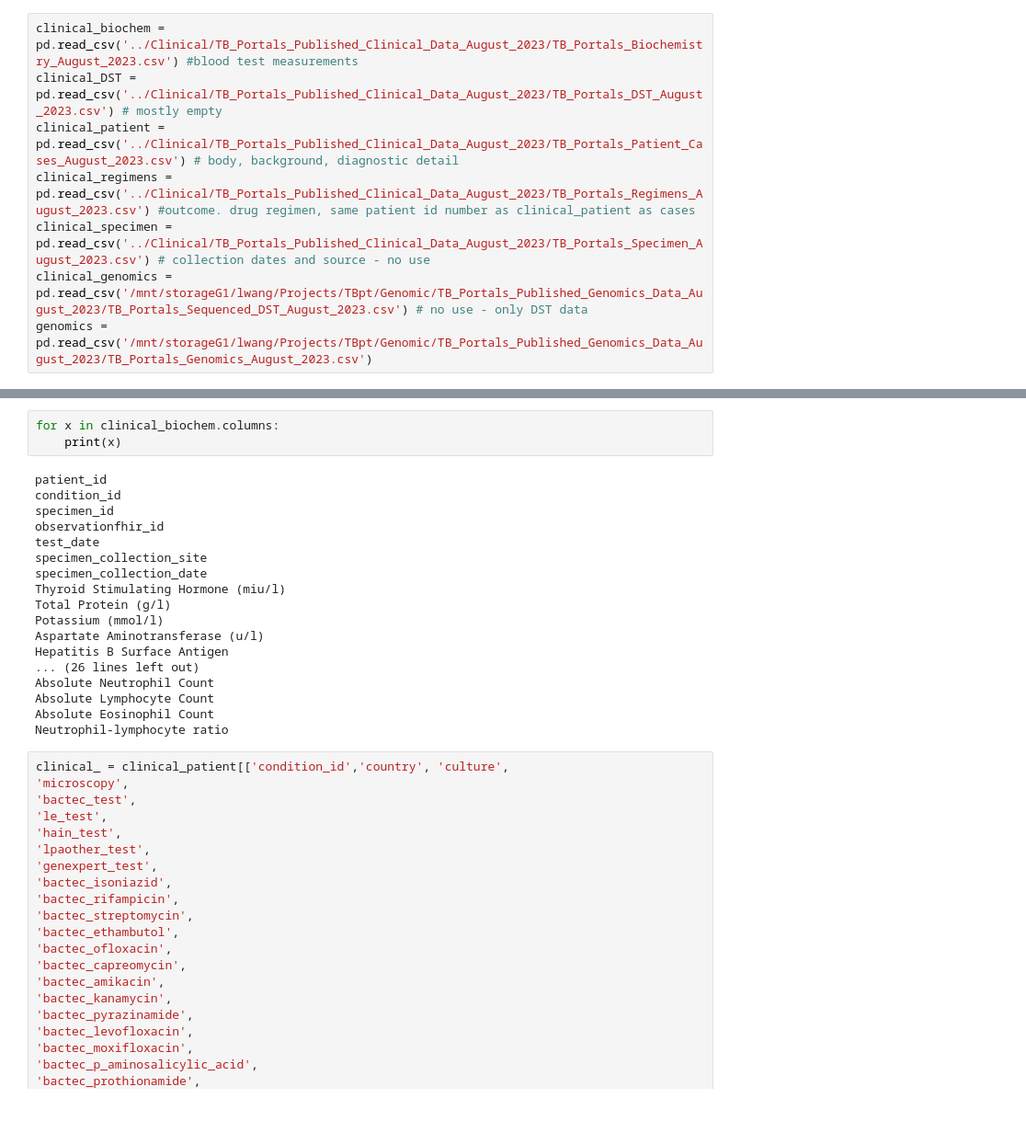
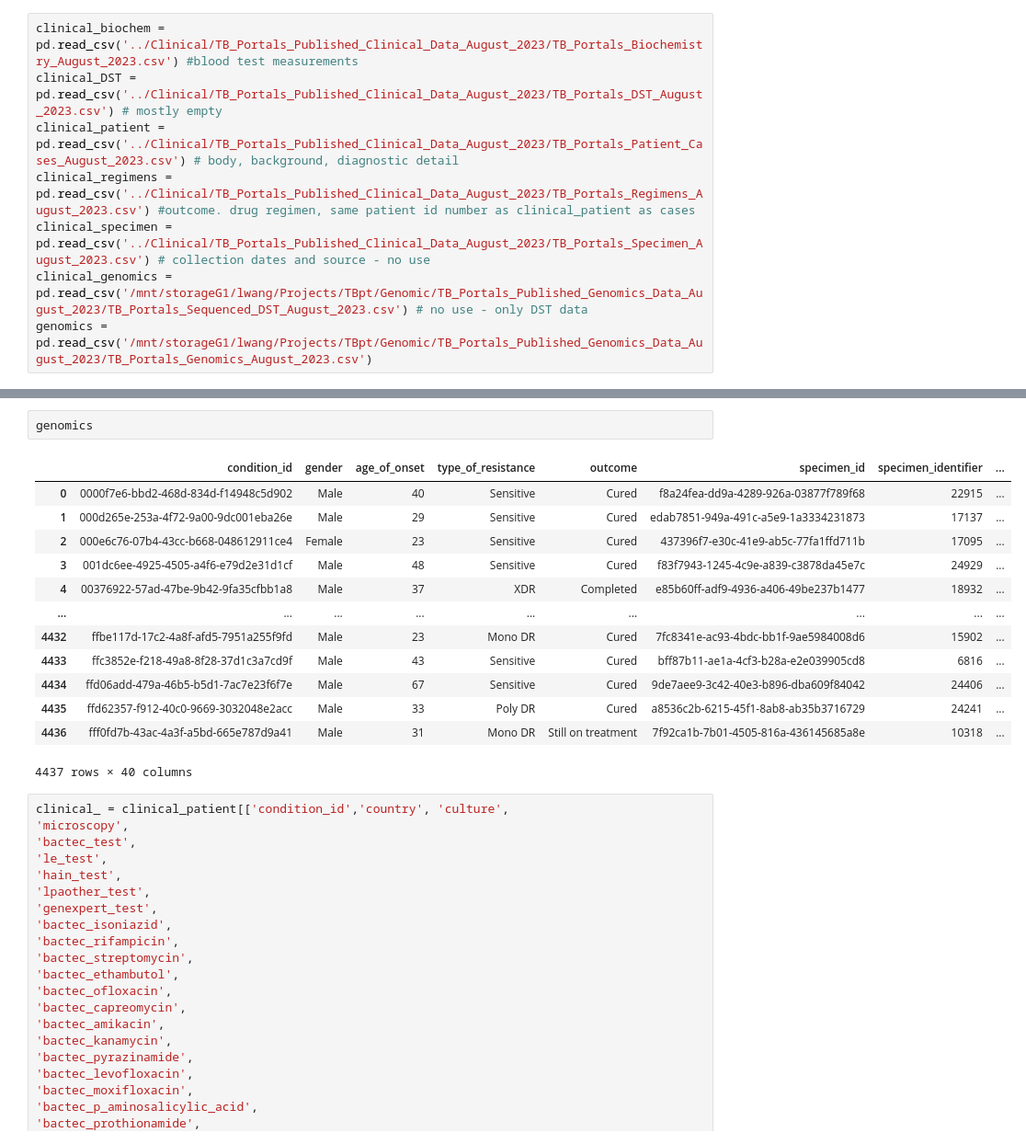
Before and after one commit to linfeng-wang/TBpt, a Jupyter notebook: Analysis/data_explore1.ipynb, the cells around one changed output, grey strips where cells are left out. Shown at 92% size. Saved outputs shown, nothing was run; the diff lists cells and outputs as text; blank space fills up the shorter version.

```diff
--- a/Analysis/data_explore1.ipynb
+++ b/Analysis/data_explore1.ipynb
@@ -84,24 +54,19 @@ Name: hugenodules, Length: 11282, dtype: object
-# %%
-for x in clinical_biochem.columns:
-    print(x)
-# %% [output]
-patient_id
-condition_id
-specimen_id
-observationfhir_id
-test_date
-specimen_collection_site
-specimen_collection_date
-Thyroid Stimulating Hormone (miu/l)
-Total Protein (g/l)
-Potassium (mmol/l)
-Aspartate Aminotransferase (u/l)
-Hepatitis B Surface Antigen
-... (26 lines left out)
-Absolute Neutrophil Count
-Absolute Lymphocyte Count
-Absolute Eosinophil Count
-Neutrophil-lymphocyte ratio
+# %%
+genomics
+# %% [output]
+|  | condition_id | gender | age_of_onset | type_of_resistance | outcome | specimen_id | specimen_identifier | ... |
+| 0 | 0000f7e6-bbd2-468d-834d-f14948c5d902 | Male | 40 | Sensitive | Cured | f8a24fea-dd9a-4289-926a-03877f789f68 | 22915 | ... |
+| 1 | 000d265e-253a-4f72-9a00-9dc001eba26e | Male | 29 | Sensitive | Cured | edab7851-949a-491c-a5e9-1a3334231873 | 17137 | ... |
+| 2 | 000e6c76-07b4-43cc-b668-048612911ce4 | Female | 23 | Sensitive | Cured | 437396f7-e30c-41e9-ab5c-77fa1ffd711b | 17095 | ... |
+| 3 | 001dc6ee-4925-4505-a4f6-e79d2e31d1cf | Male | 48 | Sensitive | Cured | f83f7943-1245-4c9e-a839-c3878da45e7c | 24929 | ... |
+| 4 | 00376922-57ad-47be-9b42-9fa35cfbb1a8 | Male | 37 | XDR | Completed | e85b60ff-adf9-4936-a406-49be237b1477 | 18932 | ... |
+| ... | ... | ... | ... | ... | ... | ... | ... | ... |
+| 4432 | ffbe117d-17c2-4a8f-afd5-7951a255f9fd | Male | 23 | Mono DR | Cured | 7fc8341e-ac93-4bdc-bb1f-9ae5984008d6 | 15902 | ... |
+| 4433 | ffc3852e-f218-49a8-8f28-37d1c3a7cd9f | Male | 43 | Sensitive | Cured | bff87b11-ae1a-4cf3-b28a-e2e039905cd8 | 6816 | ... |
+| 4434 | ffd06add-479a-46b5-b5d1-7ac7e23f6f7e | Male | 67 | Sensitive | Cured | 9de7aee9-3c42-40e3-b896-dba609f84042 | 24406 | ... |
+| 4435 | ffd62357-f912-40c0-9669-3032048e2acc | Male | 33 | Poly DR | Cured | a8536c2b-6215-45f1-8ab8-ab35b3716729 | 24241 | ... |
+| 4436 | fff0fd7b-43ac-4a3f-a5bd-665e787d9a41 | Male | 31 | Mono DR | Still on treatment | 7f92ca1b-7b01-4505-816a-436145685a8e | 10318 | ... |
+4437 rows × 40 columns
 # %%
 clinical_ = clinical_patient[['condition_id','country', 'culture',
 'microscopy',
```
Also changed, not shown: parts of 24 cells of this notebook, 17 other files.
